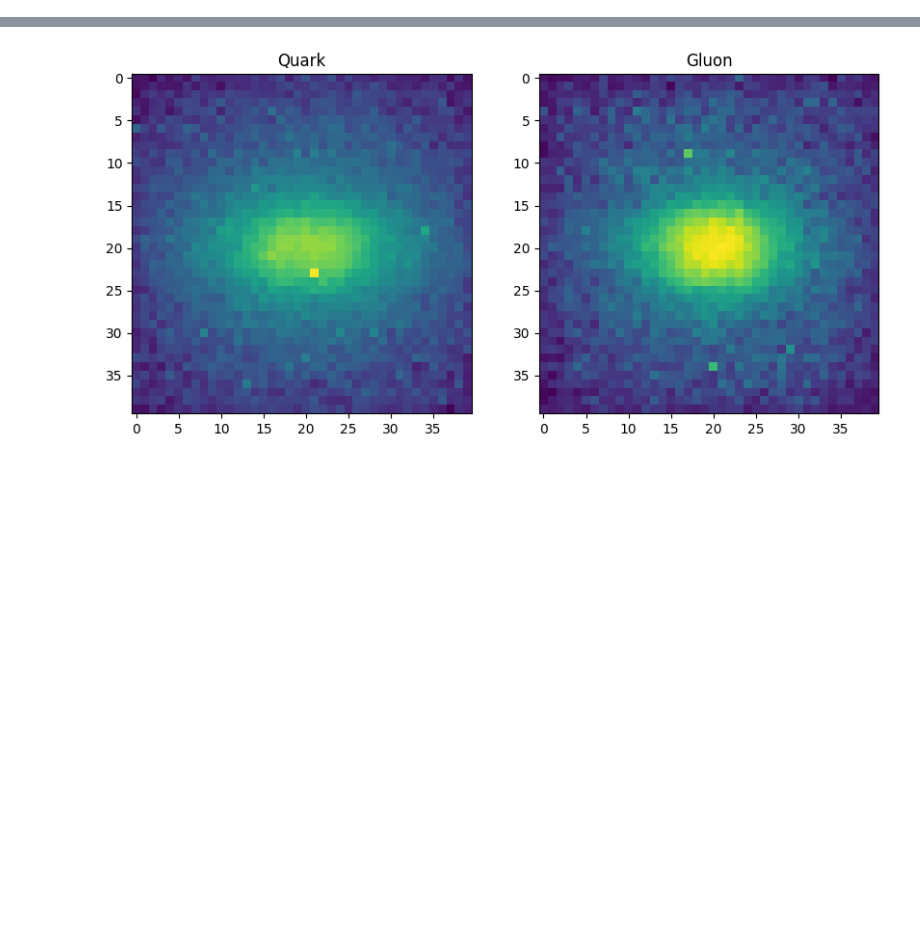
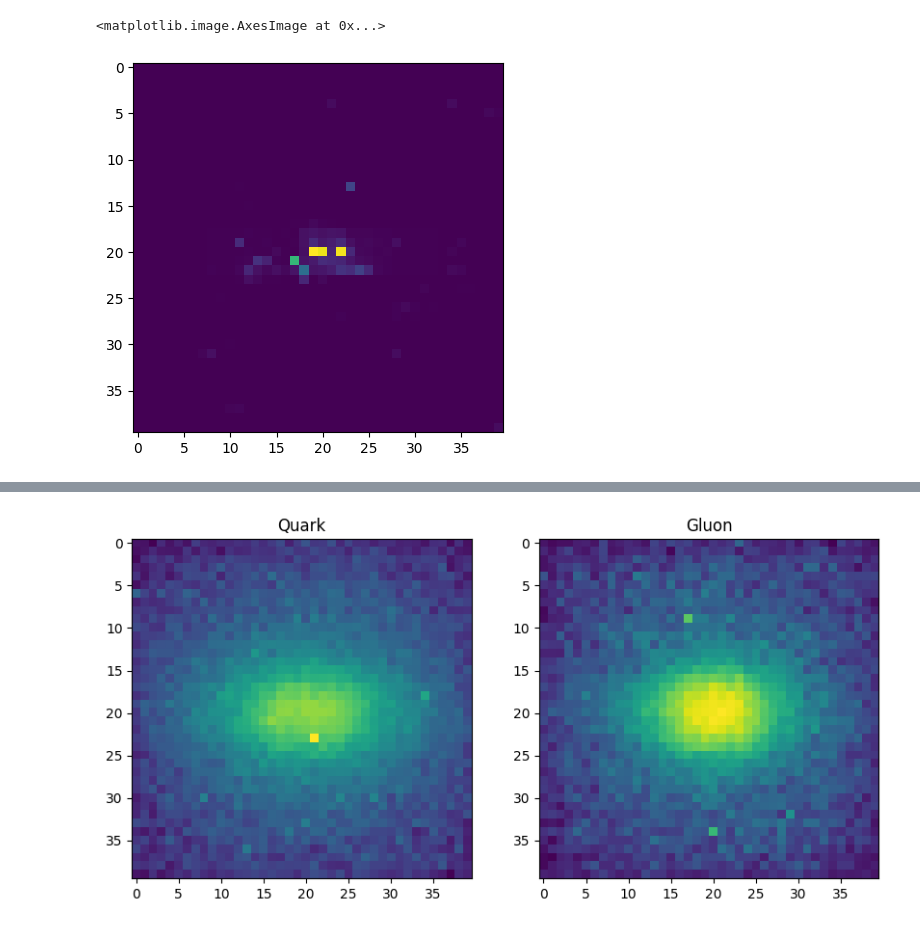
Before and after one commit to SanyaNanda/ML4Sci_QuantumContrastiveLearning, a Jupyter notebook: notebooks/Experiment_quark_gluon/2_data_preprocessing_pairs.ipynb, the cells around one changed output, grey strips where cells are left out. Cells and saved outputs as stored; diff of their text form; code cells hidden in the pictures; blank space fills up the shorter version.

```diff
--- a/notebooks/Experiment_quark_gluon/2_data_preprocessing_pairs.ipynb
+++ b/notebooks/Experiment_quark_gluon/2_data_preprocessing_pairs.ipynb
@@ -8,0 +12,17 @@ data['x_train'].shape
+# %%
+# 4th channel from overlay of the 3 channels
+def add_fourth_channel(images):
+    images_with_four_channels = []
+    for image in images:
+        superimposed_channel = np.mean(image, axis=2, keepdims=True)
+        image_with_four_channels = np.concatenate((image, superimposed_channel), axis=2)
+        images_with_four_channels.append(image_with_four_channels)
+    return np.array(images_with_four_channels)
+# %%
+images = data["x_train"]
+images = add_fourth_channel(images)
+# %%
+plt.imshow(images[0,:,:,3])
+# %% [output]
+<matplotlib.image.AxesImage at 0x...>
+[figure, added]
```
Also changed, not shown: parts of 33 cells of this notebook, 24 other files.
